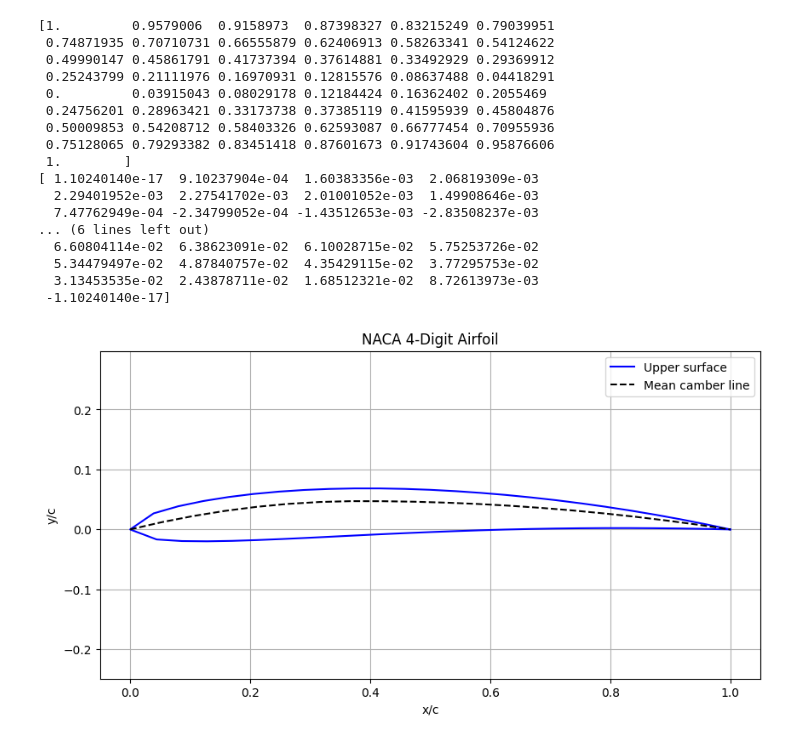
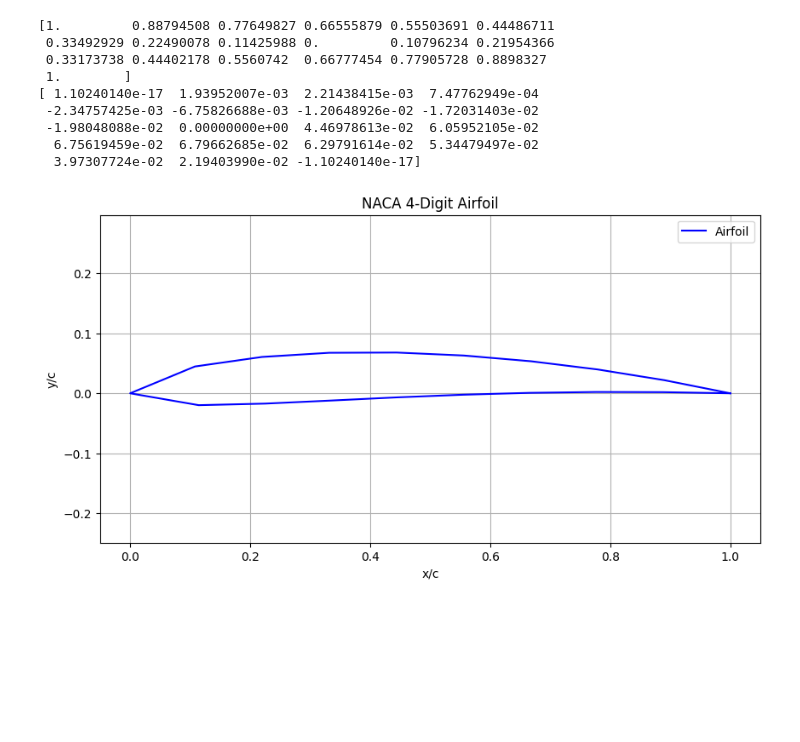
Before and after one commit to adityadamle7/AE611_2026, a Jupyter notebook: Aditya Damle_VP.ipynb, the cells around one changed output. Saved outputs shown, nothing was run; the diff lists cells and outputs as text; code cells hidden in the pictures; blank space fills up the shorter version.

```diff
--- a/Aditya Damle_VP.ipynb
+++ b/Aditya Damle_VP.ipynb
@@ -32,54 +32,44 @@ def naca(n):
 
   xu = x - yt * np.sin(theta)
   yu = yc + yt * np.cos(theta)
 
   xl = x + yt * np.sin(theta)
   yl = yc - yt * np.cos(theta)
 
   xl1=np.flip(xl)
   xcurve=np.concatenate((xl1 , xu[1:]))
   yl1=np.flip(yl)
   ycurve=np.concatenate((yl1 , yu[1:]))
   print(xcurve)
   print(ycurve)
 
   return xcurve,ycurve
 
-xcurve , ycurve =naca(50)
+xcurve , ycurve =naca(20)
 
 plt.figure(figsize=(10, 5))
 
-plt.plot(xcurve, ycurve, 'b-', label='Upper surface')
-
-plt.plot(x, yc, 'k--', label='Mean camber line')
+plt.plot(xcurve, ycurve, 'b-', label='Airfoil')
 
 plt.xlabel('x/c')
 plt.ylabel('y/c')
 plt.title('NACA 4-Digit Airfoil')
 
 plt.axis('equal')
 plt.grid()
 plt.legend()
 plt.show()
 # %% [output]
-[1.         0.9579006  0.9158973  0.87398327 0.83215249 0.79039951
- 0.74871935 0.70710731 0.66555879 0.62406913 0.58263341 0.54124622
- 0.49990147 0.45861791 0.41737394 0.37614881 0.33492929 0.29369912
- 0.25243799 0.21111976 0.16970931 0.12815576 0.08637488 0.04418291
- 0.         0.03915043 0.08029178 0.12184424 0.16362402 0.2055469
- 0.24756201 0.28963421 0.33173738 0.37385119 0.41595939 0.45804876
- 0.50009853 0.54208712 0.58403326 0.62593087 0.66777454 0.70955936
- 0.75128065 0.79293382 0.83451418 0.87601673 0.91743604 0.95876606
+[1.         0.88794508 0.77649827 0.66555879 0.55503691 0.44486711
+ 0.33492929 0.22490078 0.11425988 0.         0.10796234 0.21954366
+ 0.33173738 0.44402178 0.5560742  0.66777454 0.77905728 0.8898327
  1.        ]
-[ 1.10240140e-17  9.10237904e-04  1.60383356e-03  2.06819309e-03
-  2.29401952e-03  2.27541702e-03  2.01001052e-03  1.49908646e-03
-  7.47762949e-04 -2.34799052e-04 -1.43512653e-03 -2.83508237e-03
-... (6 lines left out)
-  6.60804114e-02  6.38623091e-02  6.10028715e-02  5.75253726e-02
-  5.34479497e-02  4.87840757e-02  4.35429115e-02  3.77295753e-02
-  3.13453535e-02  2.43878711e-02  1.68512321e-02  8.72613973e-03
- -1.10240140e-17]
+[ 1.10240140e-17  1.93952007e-03  2.21438415e-03  7.47762949e-04
+ -2.34757425e-03 -6.75826688e-03 -1.20648926e-02 -1.72031403e-02
+ -1.98048088e-02  0.00000000e+00  4.46978613e-02  6.05952105e-02
+  6.75619459e-02  6.79662685e-02  6.29791614e-02  5.34479497e-02
+  3.97307724e-02  2.19403990e-02 -1.10240140e-17]
-[figure, old version]
+[figure, new version]
 # %%
 
 plt.figure(figsize=(10, 5))
```
Also changed, not shown: parts of 3 cells of this notebook.
